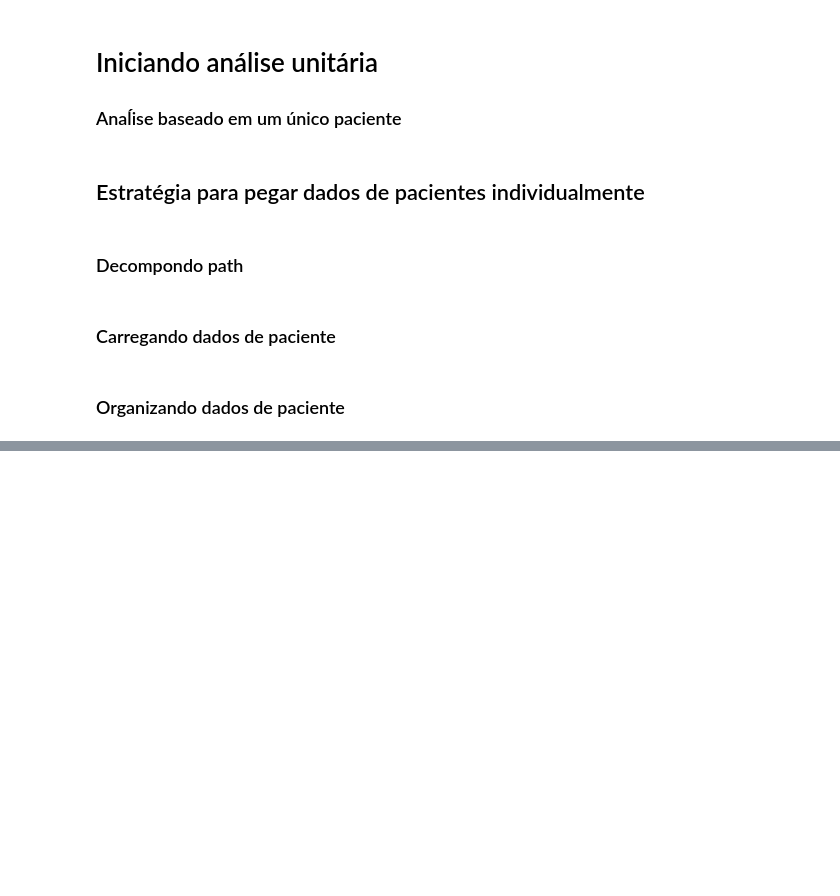
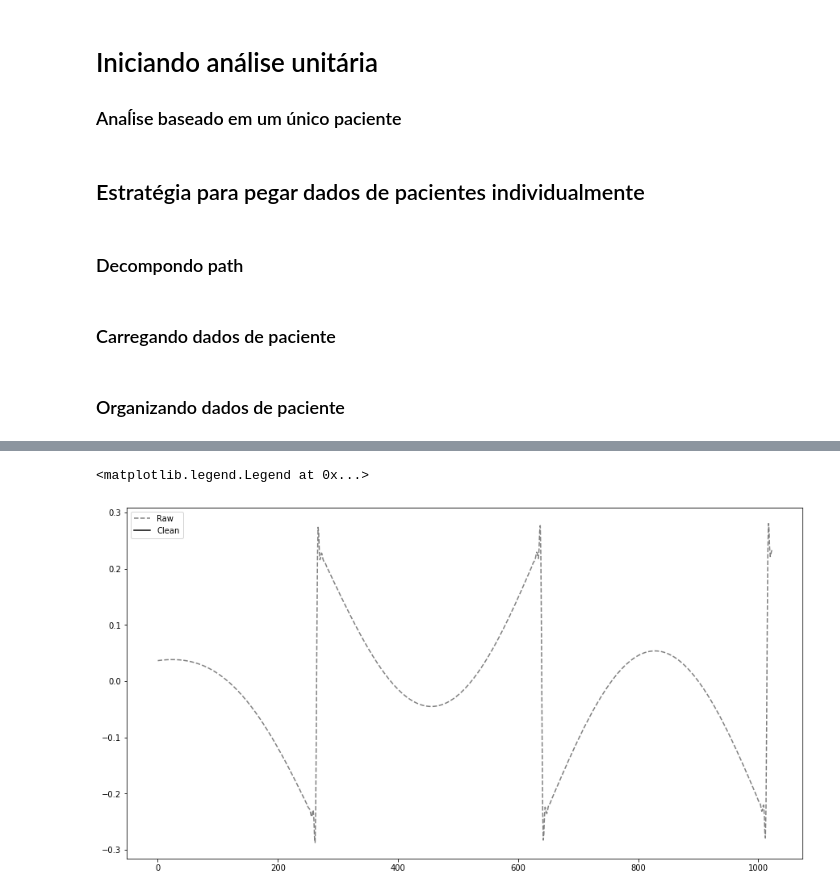
Before and after one commit to davicn/doutorado_ppgee_v2, a Jupyter notebook: src/notebooks/7-analise_unitaria.ipynb, the cells around one changed output, grey strips where cells are left out. Drawn from its saved outputs; the diff is of its cells as text; code cells hidden in the pictures; blank space fills up the shorter version.

```diff
--- a/src/notebooks/7-analise_unitaria.ipynb
+++ b/src/notebooks/7-analise_unitaria.ipynb
@@ -108,0 +355,15 @@ signals[signals['labels']=='yes']
+# %%
+import matplotlib.pyplot as plt
+
+fig = plt.figure(figsize=[15, 8])
+
+ecg_clean2 = np.full_like(ecg_mV, np.nan)
+ecg_clean2[int(r_peaks[0]-delta_t_n):int(r_peaks[0]-delta_t_n+len(ecg_clean))] = ecg_clean
+
+plt.plot(ecg_pre[:256*4], '--',color='gray',label='Raw')
+# plt.plot(ecg_mV[:256*4],color='black',label='Pre-processed')
+plt.plot(ecg_clean2[:256*4],color='black',label='Clean')
+plt.legend()
+# %% [output]
+<matplotlib.legend.Legend at 0x...>
+[figure, added]
```
Also changed, not shown: parts of 11 cells of this notebook, 1 other file.
